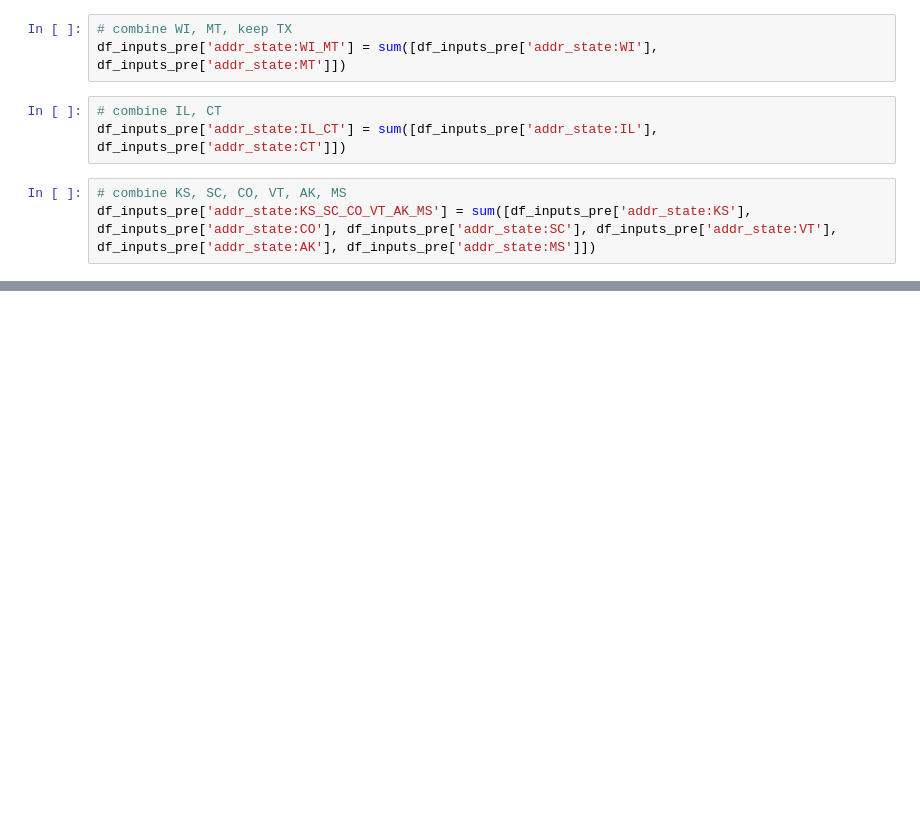
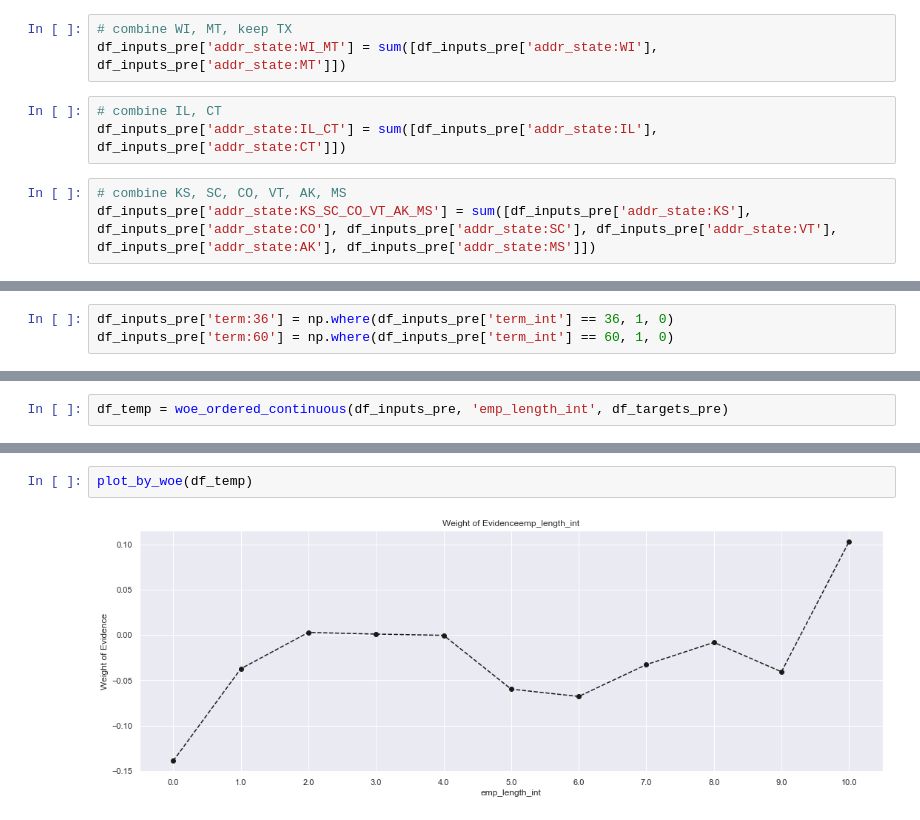
Before and after one commit to harryzyz/CreditRiskDemo, a Jupyter notebook: demo_to_be_named.ipynb, the cells around one changed output, grey strips where cells are left out. Saved outputs shown, nothing was run; the diff lists cells and outputs as text; blank space fills up the shorter version.

```diff
--- a/demo_to_be_named.ipynb
+++ b/demo_to_be_named.ipynb
@@ -663,0 +713,3 @@ df_inputs_pre['addr_state:KS_SC_CO_VT_AK_MS'] = sum([df_inputs_pre['addr_state:K
+# %%
+df_inputs_pre['term:36'] = np.where(df_inputs_pre['term_int'] == 36, 1, 0)
+df_inputs_pre['term:60'] = np.where(df_inputs_pre['term_int'] == 60, 1, 0)
@@ -663,0 +722,2 @@ df_inputs_pre['addr_state:KS_SC_CO_VT_AK_MS'] = sum([df_inputs_pre['addr_state:K
+# %%
+df_temp = woe_ordered_continuous(df_inputs_pre, 'emp_length_int', df_targets_pre)
@@ -663,0 +739,4 @@ df_inputs_pre['addr_state:KS_SC_CO_VT_AK_MS'] = sum([df_inputs_pre['addr_state:K
+# %%
+plot_by_woe(df_temp)
+# %% [output]
+[figure, added]
```
Also changed, not shown: parts of 56 cells of this notebook, 1 other file.
